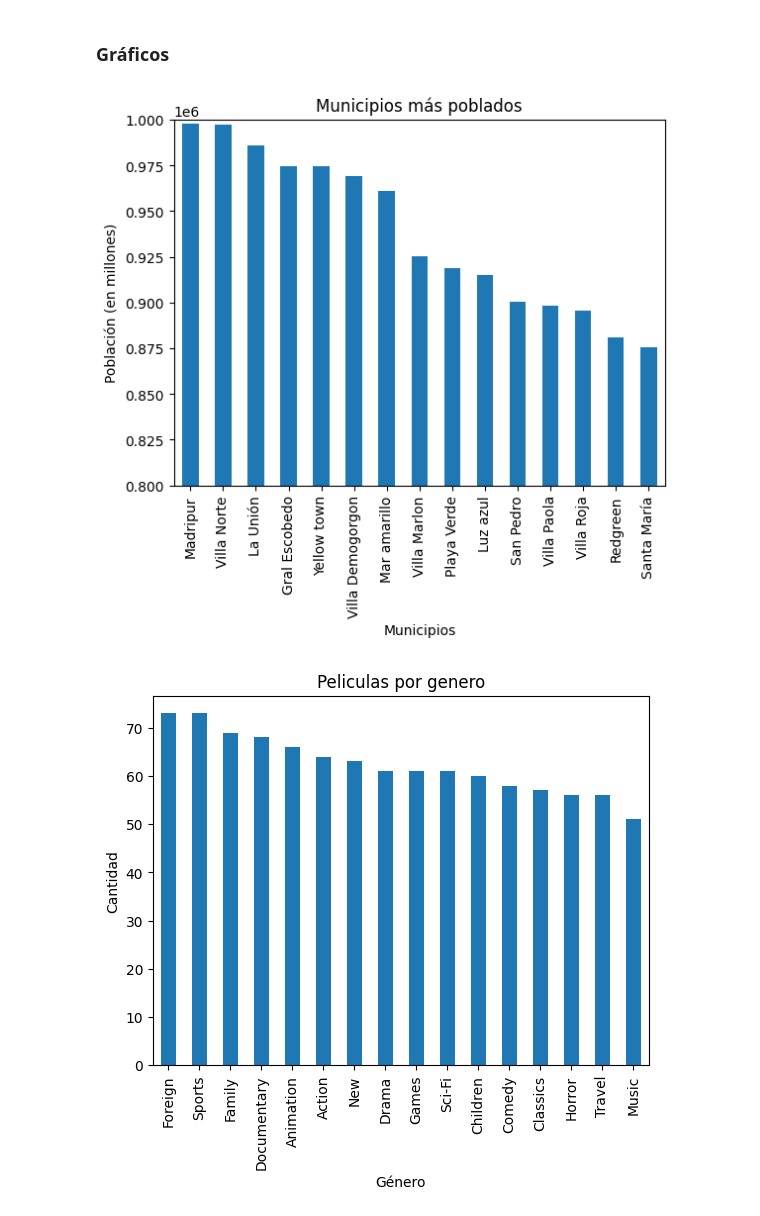
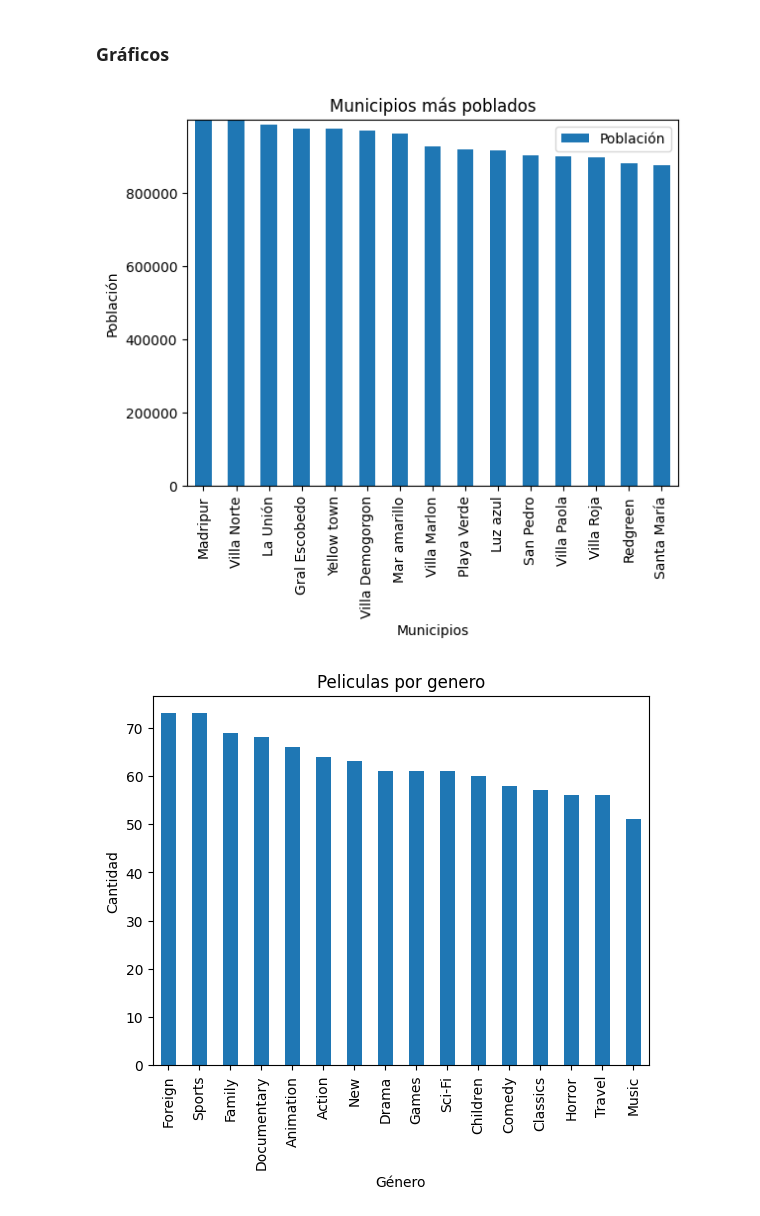
Before and after one commit to Fayamini/EstadisticaAplicada_2076323, a Jupyter notebook: 1erParcial_JFRP_2076323_EAG42_27ago.ipynb, the cells around one changed output. Drawn from its saved outputs; the diff is of its cells as text; code cells hidden in the pictures.

```diff
--- a/1erParcial_JFRP_2076323_EAG42_27ago.ipynb
+++ b/1erParcial_JFRP_2076323_EAG42_27ago.ipynb
@@ -246,15 +274,20 @@ Asgard.loc[Max_Pob]
 Max_Pob_Mun=Asgard.groupby('Municipio')['Población'].max()
 # %%
 Max_Pob_Mun=Max_Pob_Mun.sort_values(ascending=False)
+Max_Pob_Mun=Max_Pob_Mun.iloc[0:15]
+# %%
+Max_Pob_Mun=pd.DataFrame(Max_Pob_Mun)
 # %%
-Max_Pob_Mun[0:15].plot.bar()
+Max_Pob_Mun.plot.bar()
 plt.title('Municipios más poblados')
 plt.xlabel('Municipios')
-plt.ylabel('Población (en millones)')
-plt.ylim(800000,1000000)
+plt.ylabel('Población')
+max_Y=max(Max_Pob_Mun['Población'])+1000
+min_Y=0
+plt.ylim(min_Y,max_Y)
 plt.show()
 # %% [output]
-[figure, old version]
+[figure, new version]
 # %%
 # b)Cuantas peliculas hay de cada género
 Peliculas_Por_Genero=Peliculas.value_counts('category').sort_values(ascending=False)
```
Also changed, not shown: parts of 4 cells of this notebook.
